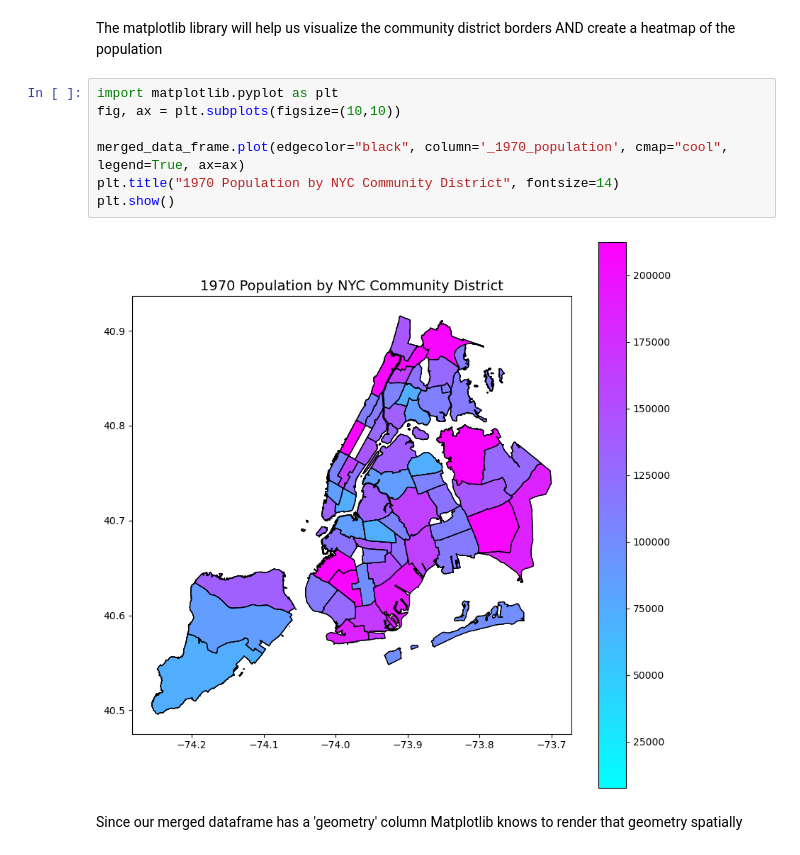
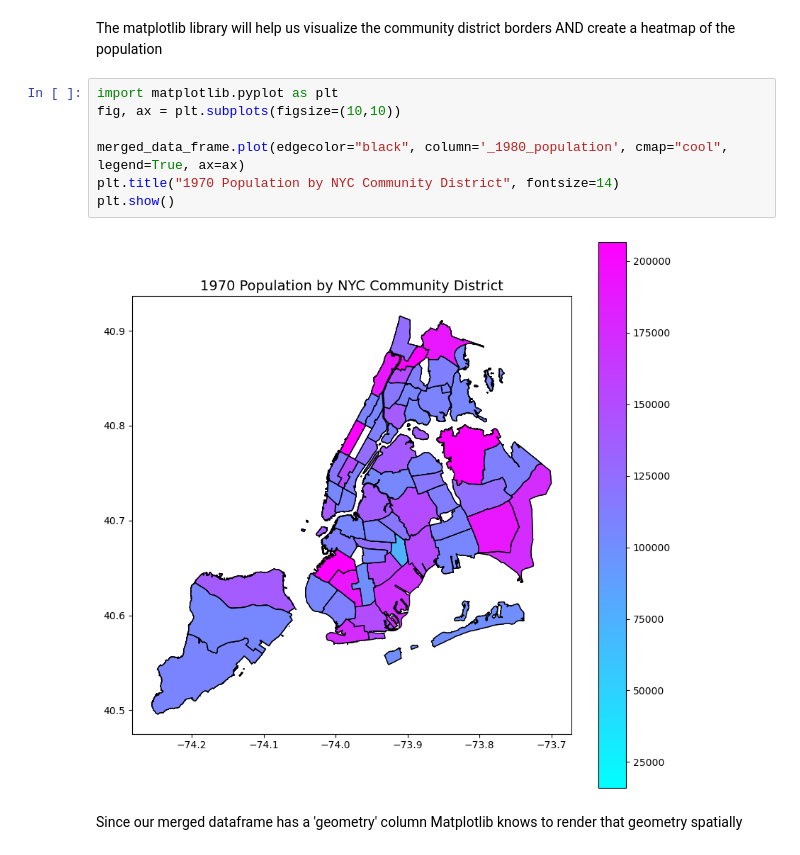
Before and after one commit to nizoom/Heatmap-Sprint, a Jupyter notebook: heatmap-notebook.ipynb, the cells around one changed output. Saved outputs shown, nothing was run; the diff lists cells and outputs as text.

```diff
--- a/heatmap-notebook.ipynb
+++ b/heatmap-notebook.ipynb
@@ -142,11 +142,11 @@ The matplotlib library will help us visualize the community district borders AND
 # %%
 import matplotlib.pyplot as plt
 fig, ax = plt.subplots(figsize=(10,10))
 
-merged_data_frame.plot(edgecolor="black", column='_1970_population', cmap="cool", legend=True, ax=ax)
+merged_data_frame.plot(edgecolor="black", column='_1980_population', cmap="cool", legend=True, ax=ax)
 plt.title("1970 Population by NYC Community District", fontsize=14)
 plt.show()
 # %% [output]
-[figure, old version]
+[figure, new version]
 # %% [markdown]
 Since our merged dataframe has a 'geometry' column Matplotlib knows to render that geometry spatially
```
